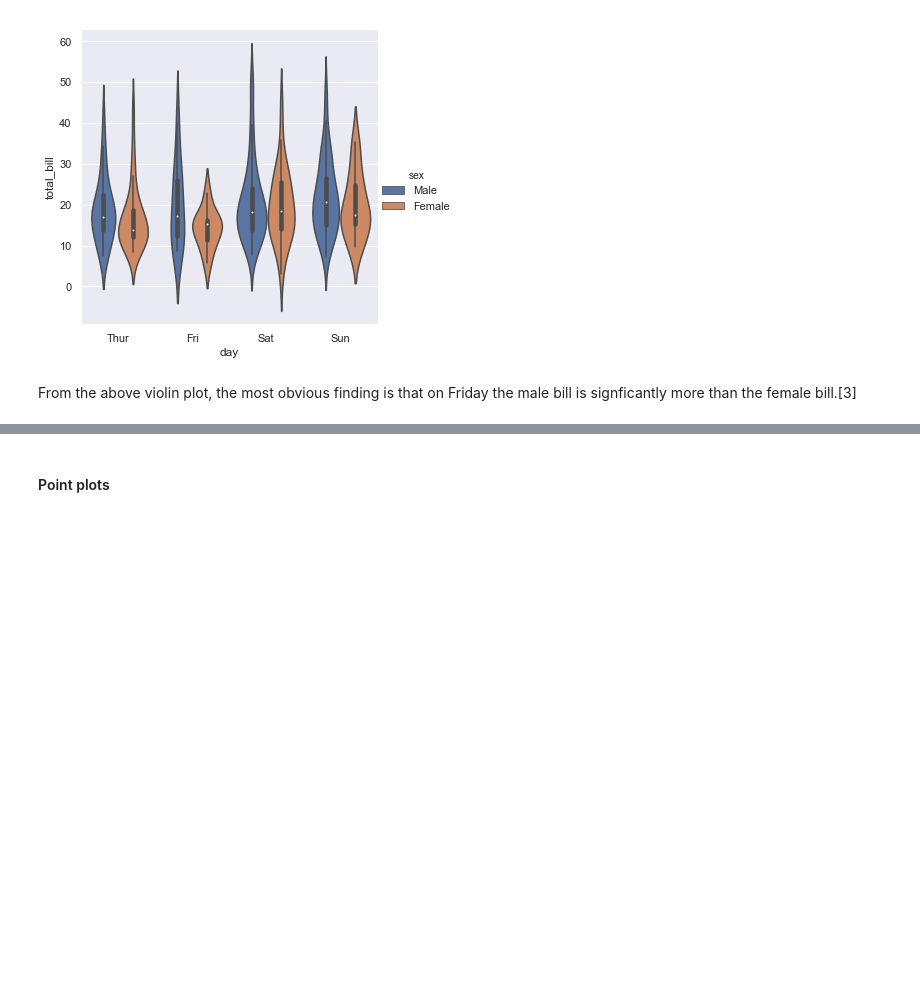
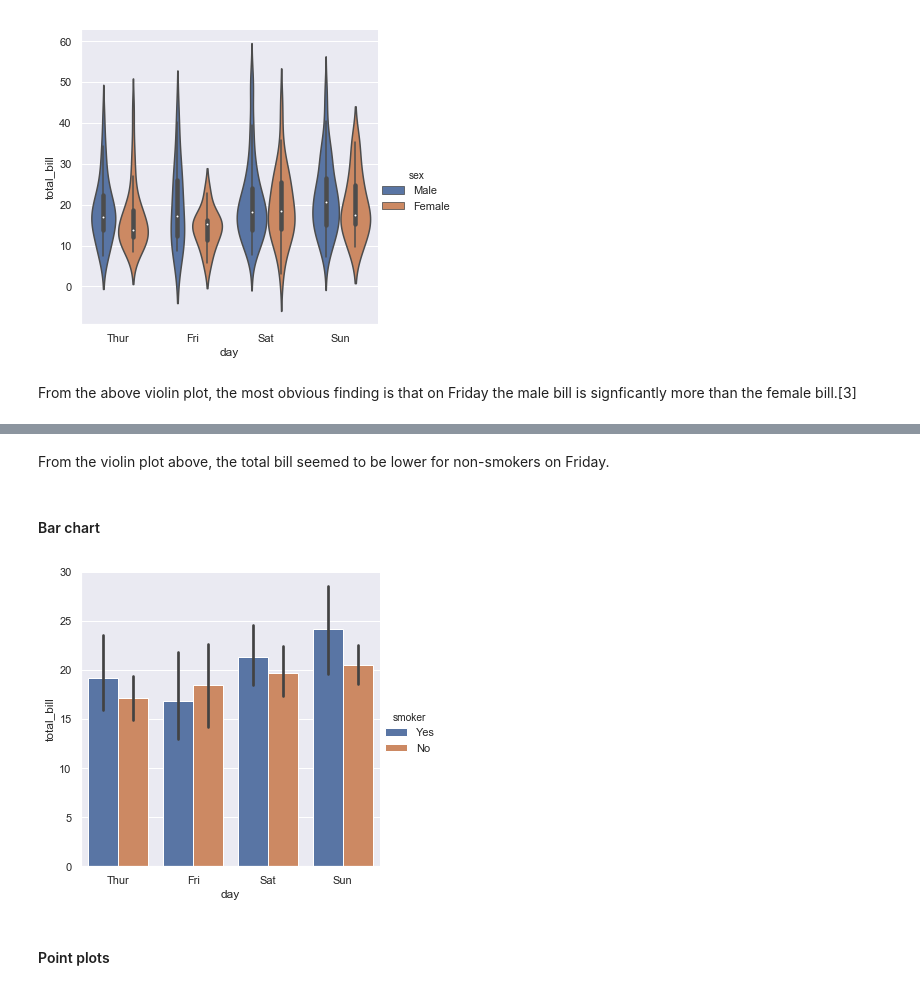
Before and after one commit to zaraquail/Tips-data-set-Fundamentals-of-Data-Analysis-Assessment-2019, a Jupyter notebook: Tips data set assignment.ipynb, the cells around one changed output, grey strips where cells are left out. Cells and saved outputs as stored; diff of their text form; code cells hidden in the pictures; blank space fills up the shorter version.

```diff
--- a/Tips data set assignment.ipynb
+++ b/Tips data set assignment.ipynb
@@ -351,0 +356,10 @@ From the above violin plot, the most obvious finding is that on Friday the male
+# %% [markdown]
+From the violin plot above, the total bill seemed to be lower for non-smokers on Friday.
+# %% [markdown]
+#### Bar chart
+# %%
+# show mean value and confidence interval in nested category.[5]
+
+sns.catplot(x="day", y="total_bill", hue="smoker", kind="bar", data=tips);
+# %% [output]
+[figure, added]
```
Also changed, not shown: parts of 4 cells of this notebook.
